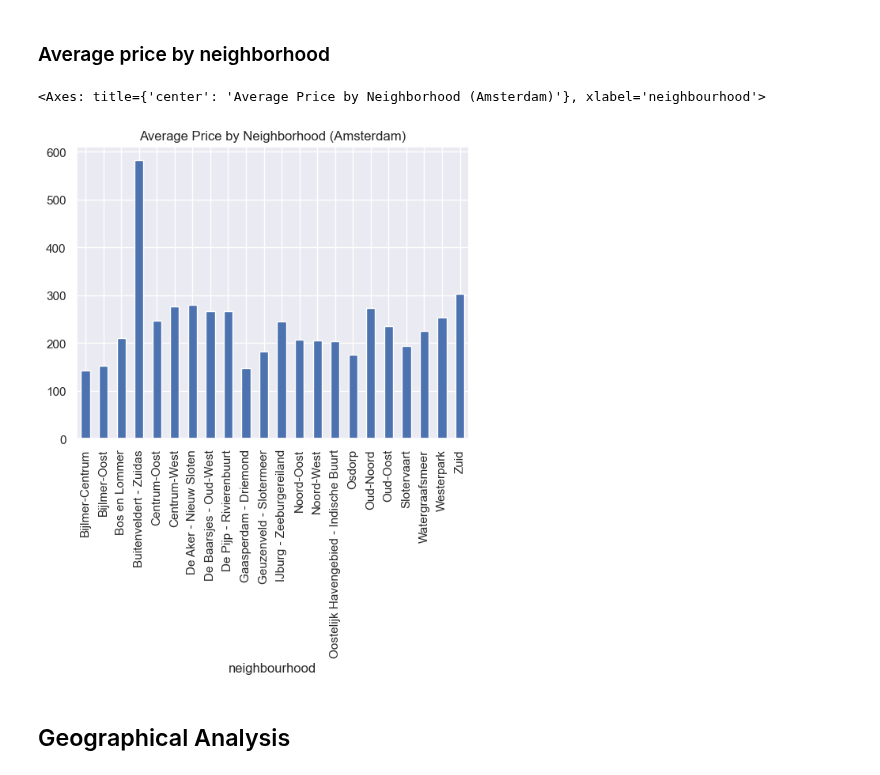
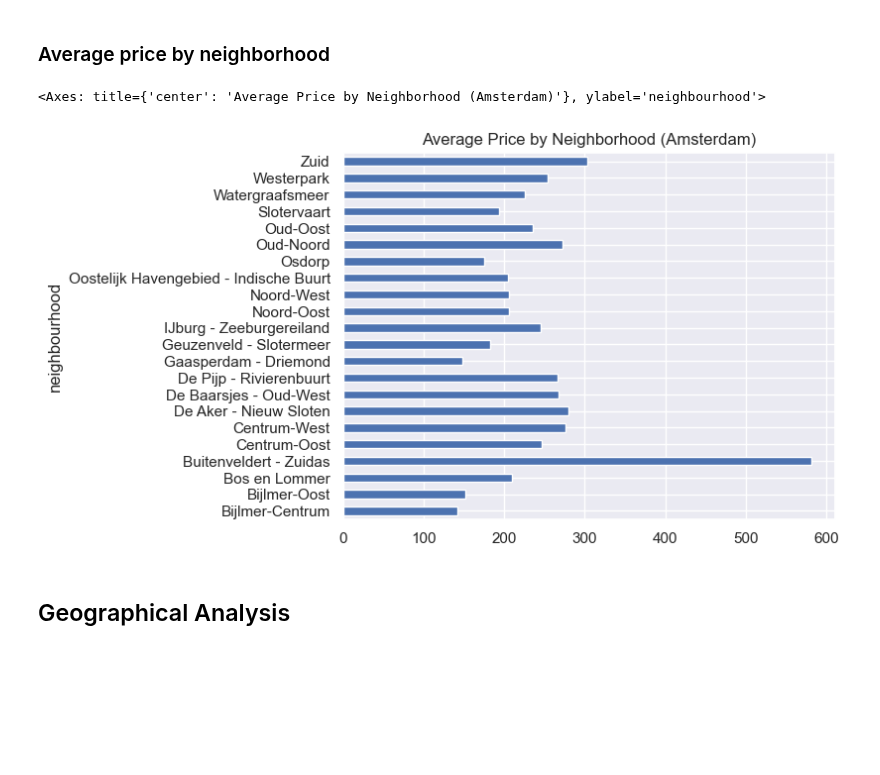
Before and after one commit to kmichailidou/basicProjects, a Jupyter notebook: airbnb/amsterdam/amsterdam.ipynb, the cells around one changed output. Cells and saved outputs as stored; diff of their text form; code cells hidden in the pictures; blank space fills up the shorter version.

```diff
--- a/airbnb/amsterdam/amsterdam.ipynb
+++ b/airbnb/amsterdam/amsterdam.ipynb
@@ -139,10 +139,10 @@ As it is seen above, most people prefer to rent a hotel room or an apartment
 ### Average price by neighborhood
 # %%
 avg_price_neighborhood = listings.groupby('neighbourhood')['price'].mean()
-avg_price_neighborhood.plot(kind='bar', title='Average Price by Neighborhood (Amsterdam)')
+avg_price_neighborhood.plot(kind='barh', title='Average Price by Neighborhood (Amsterdam)')
 # %% [output]
-<Axes: title={'center': 'Average Price by Neighborhood (Amsterdam)'}, xlabel='neighbourhood'>
+<Axes: title={'center': 'Average Price by Neighborhood (Amsterdam)'}, ylabel='neighbourhood'>
-[figure, old version]
+[figure, new version]
 # %% [markdown]
 ## Geographical Analysis
 # %% [markdown]
```
Also changed, not shown: parts of 2 cells of this notebook.
